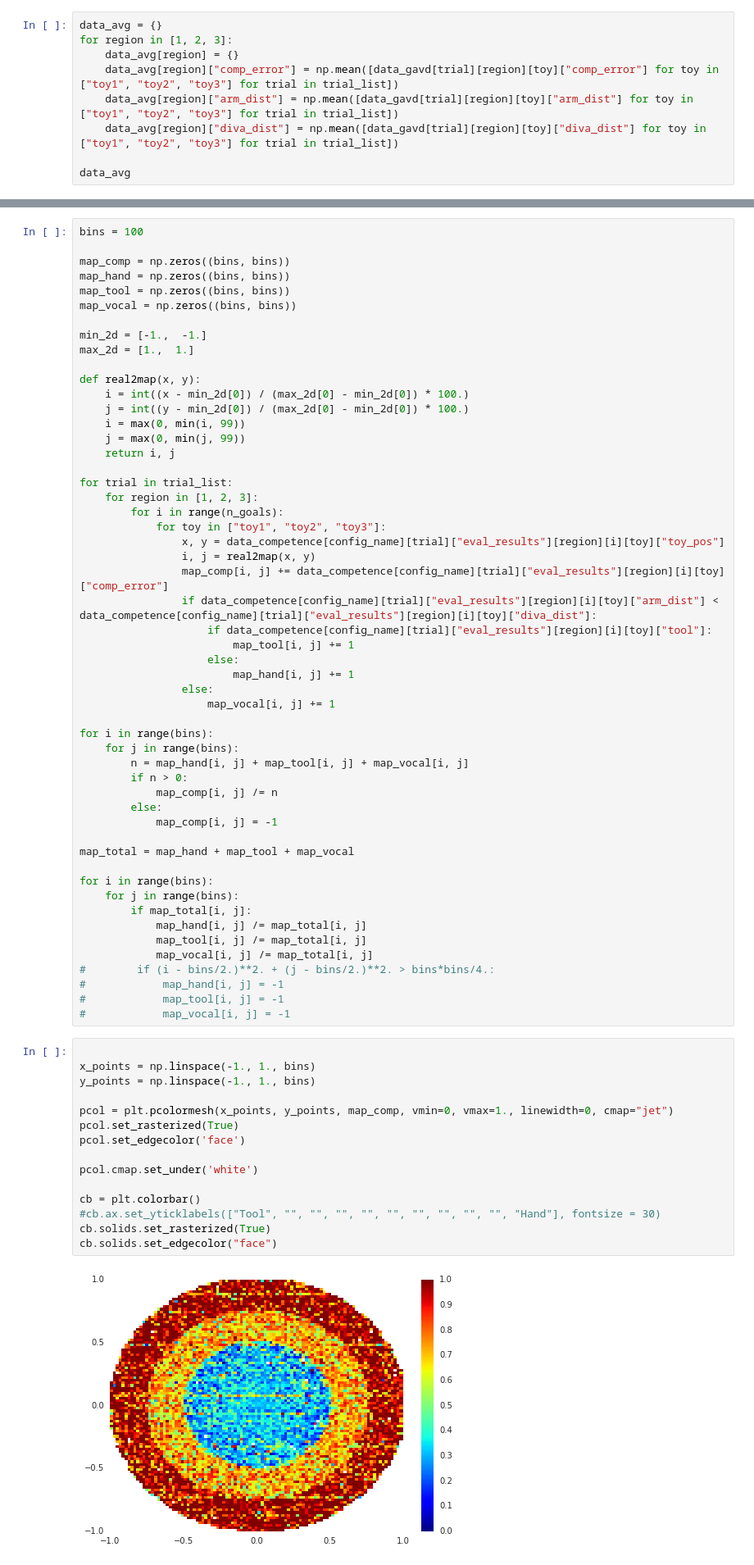
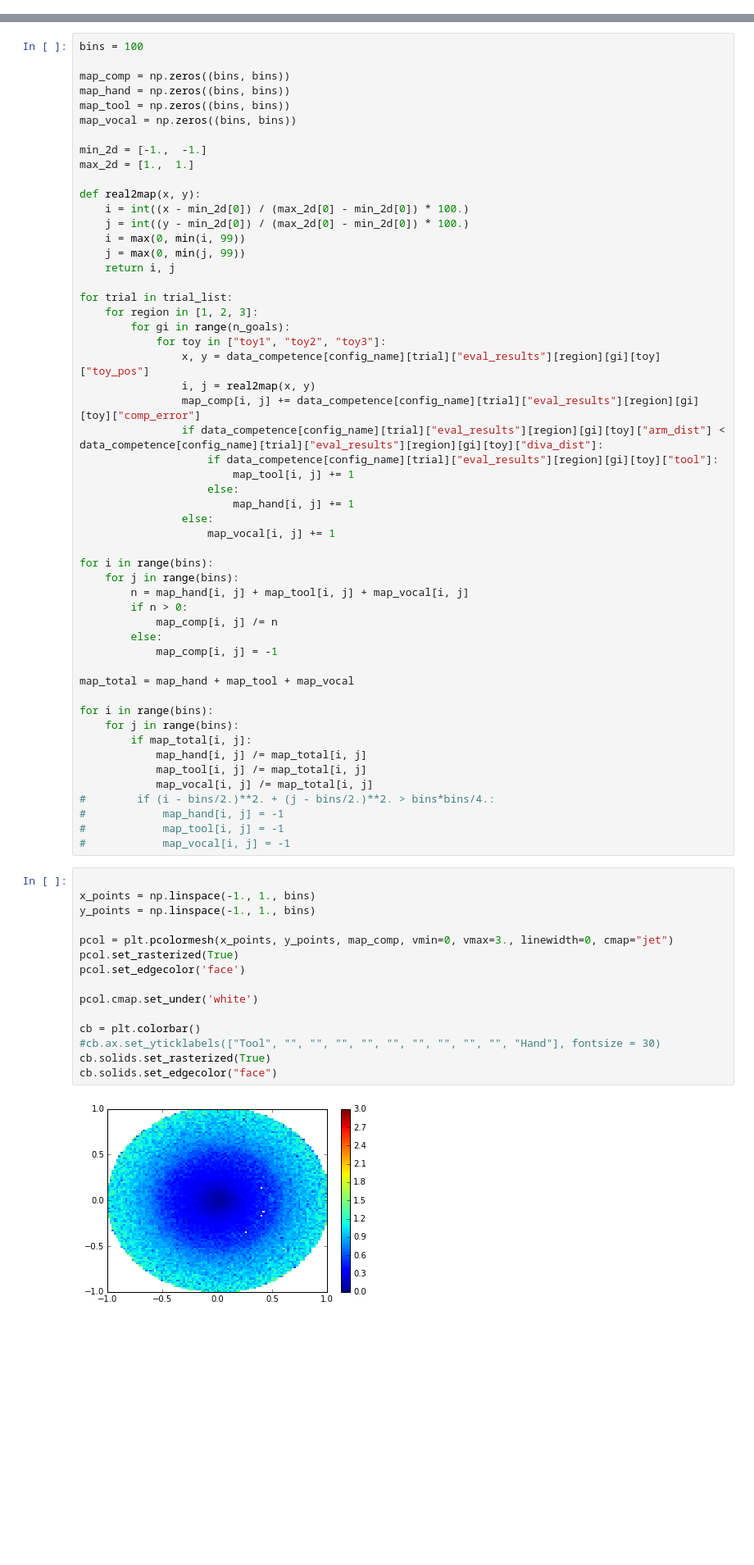
Before and after one commit to sebastien-forestier/CogSci2017, a Jupyter notebook: notebook/analysis_competence.ipynb, the cells around one changed output, grey strips where cells are left out. Shown at 82% size. Cells and saved outputs as stored; diff of their text form; blank space fills up the shorter version.

```diff
--- a/notebook/analysis_competence.ipynb
+++ b/notebook/analysis_competence.ipynb
@@ -32,12 +32,3 @@ for trial in trial_list:
             data_gavd[trial][region][toy]["arm_dist"] = np.mean([data_competence[config_name][trial]["eval_results"][region][i][toy]["arm_dist"] for i in range(n_goals)])
             data_gavd[trial][region][toy]["diva_dist"] = np.mean([data_competence[config_name][trial]["eval_results"][region][i][toy]["diva_dist"] for i in range(n_goals)])
             data_gavd[trial][region][toy]["reached"] = np.mean([data_competence[config_name][trial]["eval_results"][region][i][toy]["reached"] for i in range(n_goals)])
-# %%
-data_avg = {}
-for region in [1, 2, 3]:
-    data_avg[region] = {}
-    data_avg[region]["comp_error"] = np.mean([data_gavd[trial][region][toy]["comp_error"] for toy in ["toy1", "toy2", "toy3"] for trial in trial_list])
-    data_avg[region]["arm_dist"] = np.mean([data_gavd[trial][region][toy]["arm_dist"] for toy in ["toy1", "toy2", "toy3"] for trial in trial_list])
-    data_avg[region]["diva_dist"] = np.mean([data_gavd[trial][region][toy]["diva_dist"] for toy in ["toy1", "toy2", "toy3"] for trial in trial_list])
-
-data_avg
@@ -71,13 +52,13 @@ def real2map(x, y):
 
 for trial in trial_list:
     for region in [1, 2, 3]:
-        for i in range(n_goals):
+        for gi in range(n_goals):
             for toy in ["toy1", "toy2", "toy3"]:
-                x, y = data_competence[config_name][trial]["eval_results"][region][i][toy]["toy_pos"]
+                x, y = data_competence[config_name][trial]["eval_results"][region][gi][toy]["toy_pos"]
                 i, j = real2map(x, y)
-                map_comp[i, j] += data_competence[config_name][trial]["eval_results"][region][i][toy]["comp_error"]
-                if data_competence[config_name][trial]["eval_results"][region][i][toy]["arm_dist"] < data_competence[config_name][trial]["eval_results"][region][i][toy]["diva_dist"]:
-                    if data_competence[config_name][trial]["eval_results"][region][i][toy]["tool"]:
+                map_comp[i, j] += data_competence[config_name][trial]["eval_results"][region][gi][toy]["comp_error"]
+                if data_competence[config_name][trial]["eval_results"][region][gi][toy]["arm_dist"] < data_competence[config_name][trial]["eval_results"][region][gi][toy]["diva_dist"]:
+                    if data_competence[config_name][trial]["eval_results"][region][gi][toy]["tool"]:
                         map_tool[i, j] += 1
                     else:
                         map_hand[i, j] += 1
@@ -107,17 +88,17 @@ for i in range(bins):
 # %%
 
 x_points = np.linspace(-1., 1., bins)
 y_points = np.linspace(-1., 1., bins)
 
-pcol = plt.pcolormesh(x_points, y_points, map_comp, vmin=0, vmax=1., linewidth=0, cmap="jet")
+pcol = plt.pcolormesh(x_points, y_points, map_comp, vmin=0, vmax=3., linewidth=0, cmap="jet")
 pcol.set_rasterized(True)
 pcol.set_edgecolor('face')
 
 pcol.cmap.set_under('white')
 
 cb = plt.colorbar()
 #cb.ax.set_yticklabels(["Tool", "", "", "", "", "", "", "", "", "", "Hand"], fontsize = 30)
 cb.solids.set_rasterized(True)
 cb.solids.set_edgecolor("face")
 # %% [output]
-[figure, old version]
+[figure, new version]
```
Also changed, not shown: parts of 6 cells of this notebook, 3 other files.
